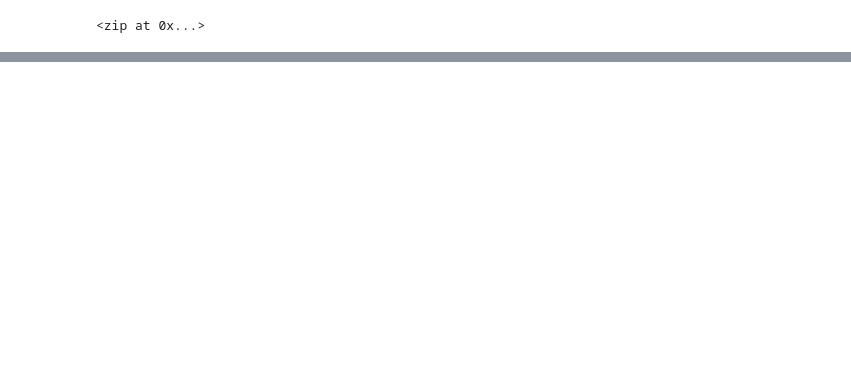
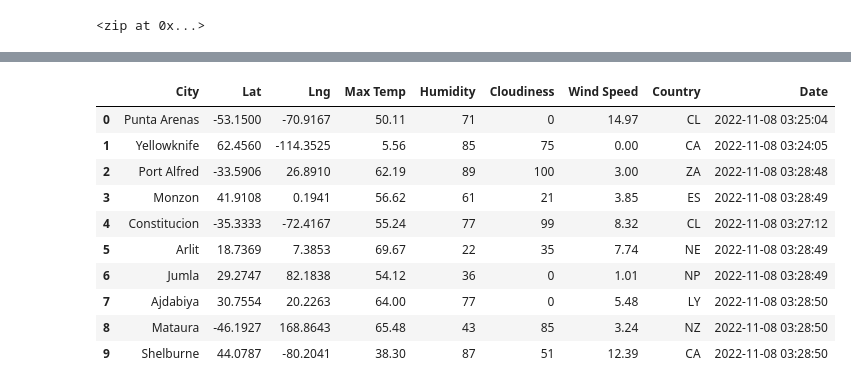
Before and after one commit to sofiwolfes/World_Weather_Analysis, a Jupyter notebook: WeatherPy.ipynb, the cells around one changed output, grey strips where cells are left out. Saved outputs shown, nothing was run; the diff lists cells and outputs as text; code cells hidden in the pictures; blank space fills up the shorter version.

```diff
--- a/WeatherPy.ipynb
+++ b/WeatherPy.ipynb
@@ -73,0 +80,4 @@ len(cities)
+# %%
+# Starting URL for Weather Map API Call.
+url = "http://api.openweathermap.org/data/2.5/weather?units=Imperial&APPID=" + weather_api_key
+print(url)
@@ -73,0 +90,10 @@ len(cities)
+# %%
+# Create an empty list to hold the weather data.
+city_data = []
+# Print the beginning of the logging.
+print("Beginning Data Retrieval     ")
+print("-----------------------------")
+
+# Create counters.
+record_count = 1
+set_count = 1
@@ -73,0 +172,16 @@ len(cities)
+# %%
+# Convert the array of dictionaries to a Pandas DataFrame.
+city_data_df = pd.DataFrame(city_data)
+city_data_df.head(10)
+# %% [output]
+|  | City | Lat | Lng | Max Temp | Humidity | Cloudiness | Wind Speed | Country | Date |
+| 0 | Punta Arenas | -53.1500 | -70.9167 | 50.11 | 71 | 0 | 14.97 | CL | 2022-11-08 03:25:04 |
+| 1 | Yellowknife | 62.4560 | -114.3525 | 5.56 | 85 | 75 | 0.00 | CA | 2022-11-08 03:24:05 |
+| 2 | Port Alfred | -33.5906 | 26.8910 | 62.19 | 89 | 100 | 3.00 | ZA | 2022-11-08 03:28:48 |
+| 3 | Monzon | 41.9108 | 0.1941 | 56.62 | 61 | 21 | 3.85 | ES | 2022-11-08 03:28:49 |
+| 4 | Constitucion | -35.3333 | -72.4167 | 55.24 | 77 | 99 | 8.32 | CL | 2022-11-08 03:27:12 |
+| 5 | Arlit | 18.7369 | 7.3853 | 69.67 | 22 | 35 | 7.74 | NE | 2022-11-08 03:28:49 |
+| 6 | Jumla | 29.2747 | 82.1838 | 54.12 | 36 | 0 | 1.01 | NP | 2022-11-08 03:28:49 |
+| 7 | Ajdabiya | 30.7554 | 20.2263 | 64.00 | 77 | 0 | 5.48 | LY | 2022-11-08 03:28:50 |
+| 8 | Mataura | -46.1927 | 168.8643 | 65.48 | 43 | 85 | 3.24 | NZ | 2022-11-08 03:28:50 |
+| 9 | Shelburne | 44.0787 | -80.2041 | 38.30 | 87 | 51 | 12.39 | CA | 2022-11-08 03:28:50 |
```
Also changed, not shown: parts of 15 cells of this notebook, 6 other files.
